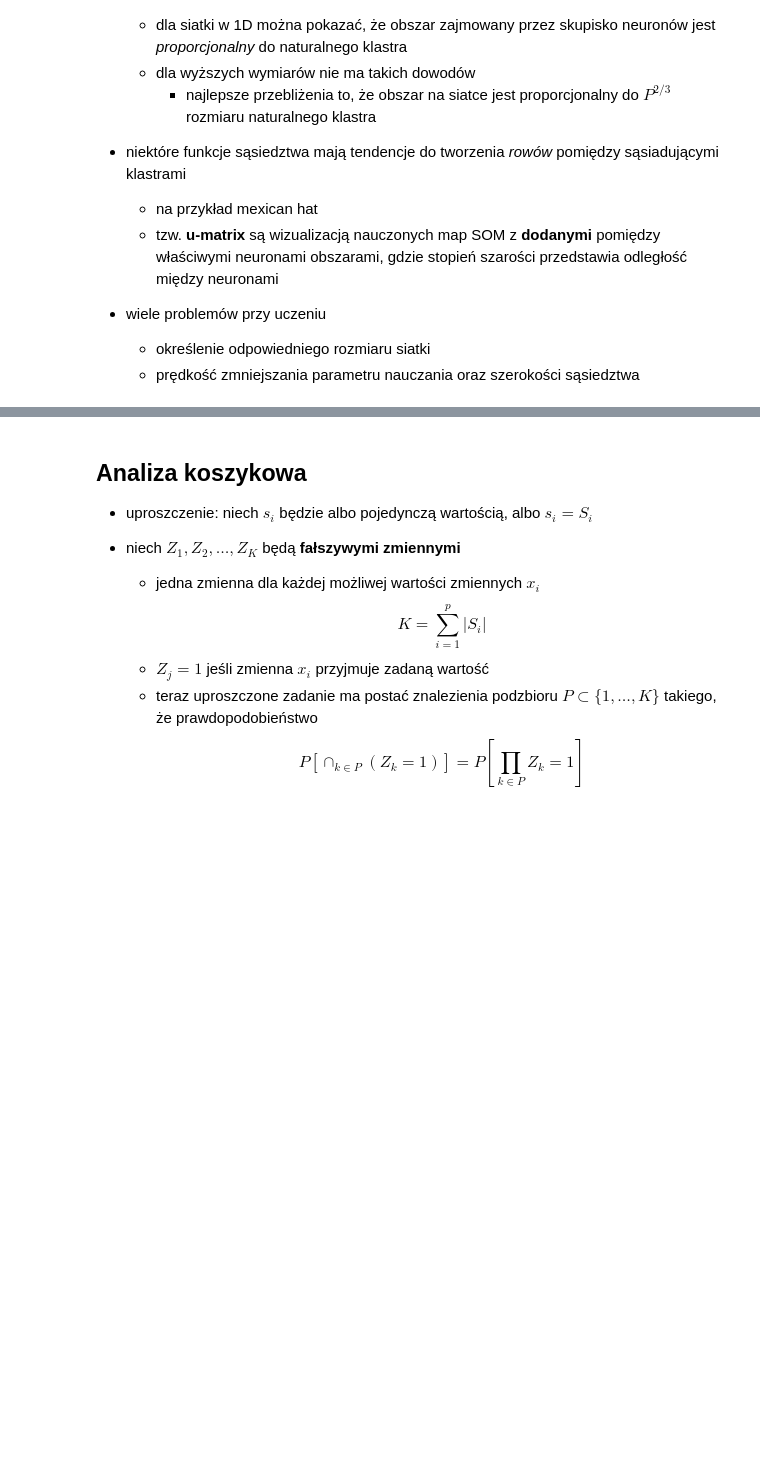
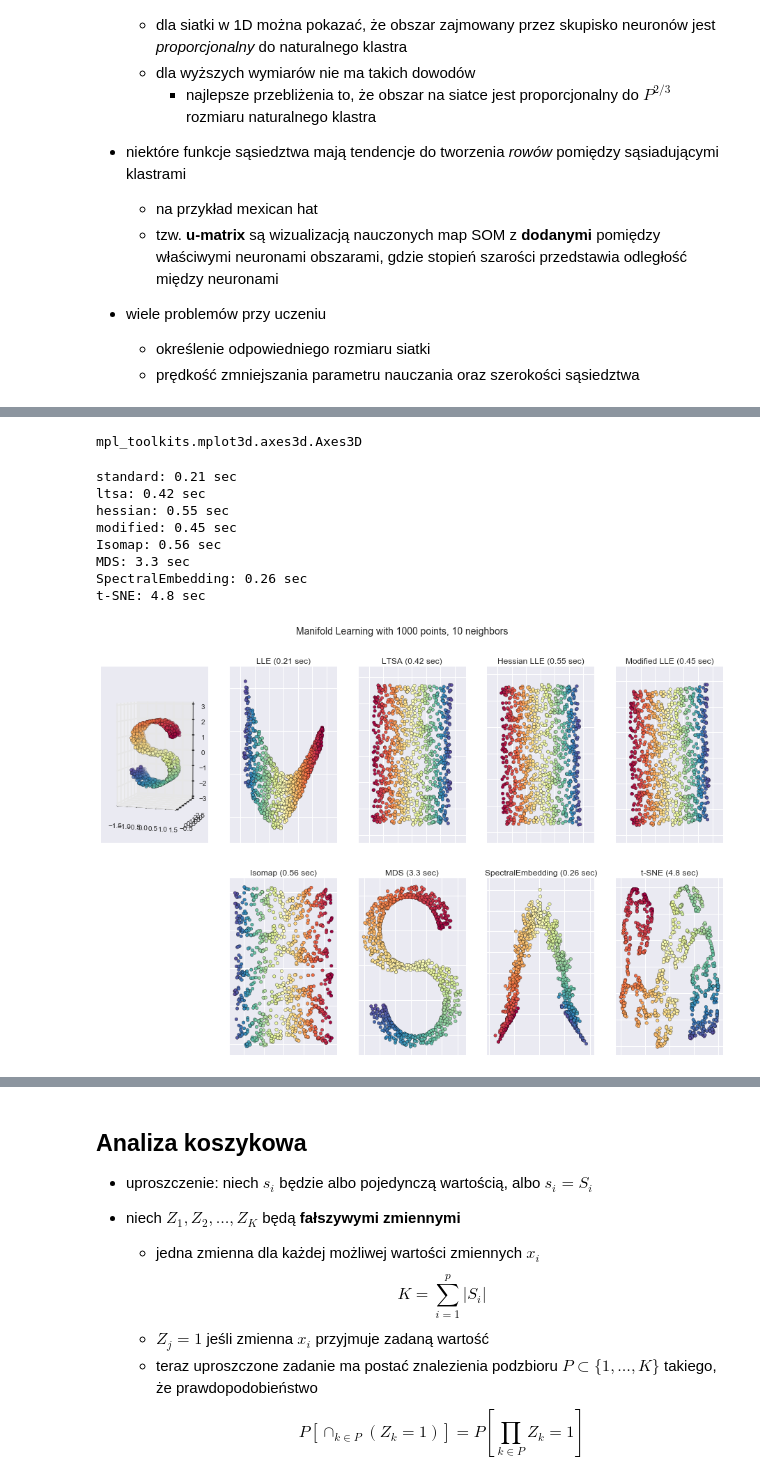
Before and after one commit to igorpodolak/mum2016, a Jupyter notebook: mum2016-5-clustering.ipynb, the cells around one changed output, grey strips where cells are left out. Drawn from its saved outputs; the diff is of its cells as text; code cells hidden in the pictures; blank space fills up the shorter version.

Commit message:
Manifold learning added to clustering notebook

```diff
--- a/mum2016-5-clustering.ipynb
+++ b/mum2016-5-clustering.ipynb
@@ -624,0 +841,13 @@ Donald Hebb (1904-1985), kanadyjski psycholog i neurobiolog, twórca idei _naucz
+# %%
+from time import time
+
+import matplotlib.pyplot as plt
+from mpl_toolkits.mplot3d import Axes3D
+from matplotlib.ticker import NullFormatter
+
+from sklearn import manifold, datasets
+Axes3D
+# %% [output]
+mpl_toolkits.mplot3d.axes3d.Axes3D
+# %%
+sns.set(font_scale=1.0)
@@ -625 +944,13 @@ Donald Hebb (1904-1985), kanadyjski psycholog i neurobiolog, twórca idei _naucz
+# %%
+manifold_learning()
+# %% [output]
+standard: 0.21 sec
+ltsa: 0.42 sec
+hessian: 0.55 sec
+modified: 0.45 sec
+Isomap: 0.56 sec
+MDS: 3.3 sec
+SpectralEmbedding: 0.26 sec
+t-SNE: 4.8 sec
+[figure, added]
 # %% [markdown]
```
Also changed, not shown: parts of 15 cells of this notebook, 6 other files.
